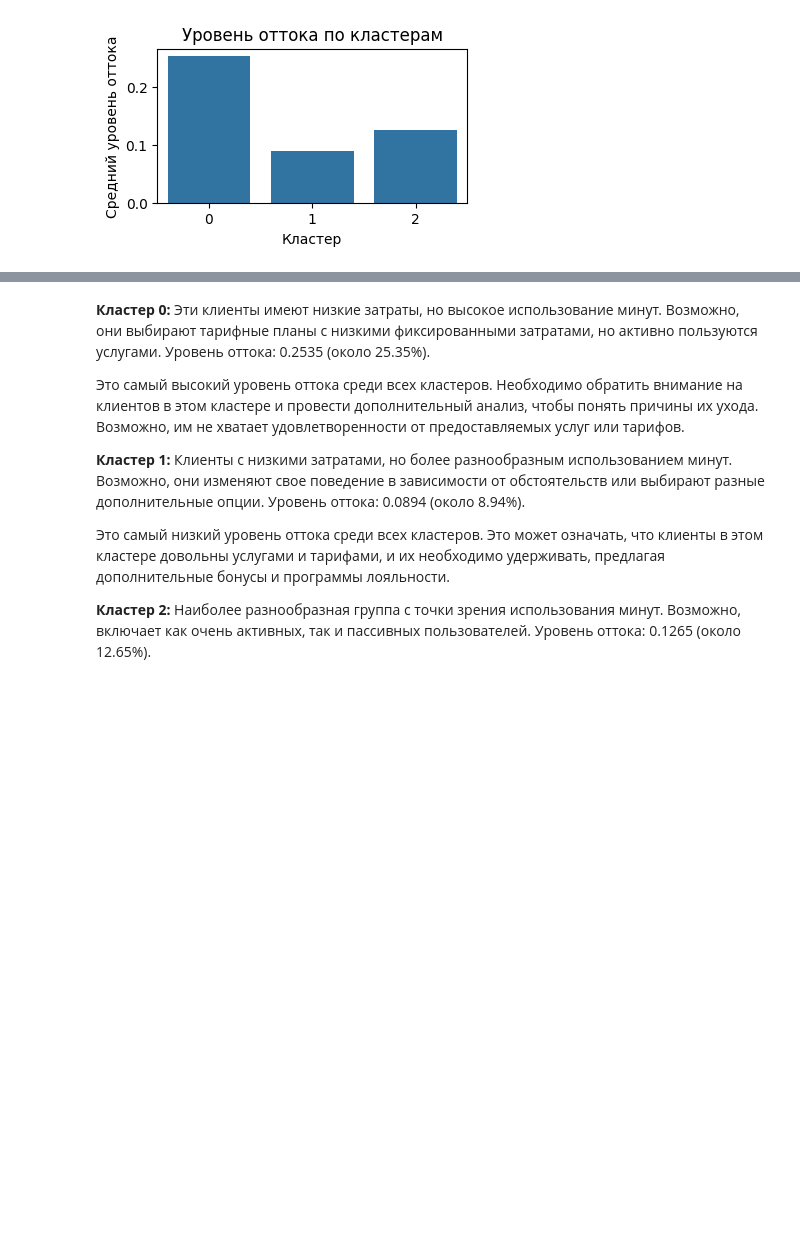
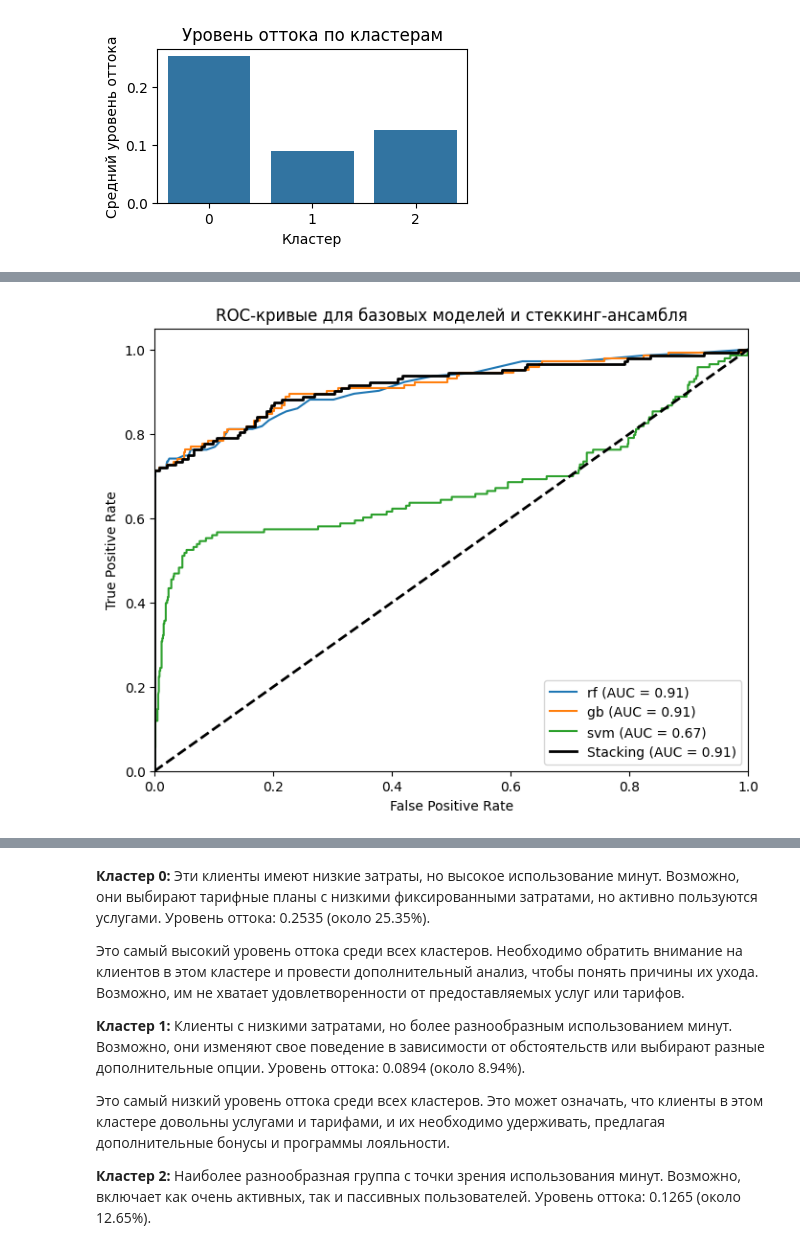
Before and after one commit to annakopeikina/-annakopeikina-gEEKbRAIN_end-of-semestr_project, a Jupyter notebook: hw11.ipynb, the cells around one changed output, grey strips where cells are left out. Drawn from its saved outputs; the diff is of its cells as text; code cells hidden in the pictures; blank space fills up the shorter version.

```diff
--- a/hw11.ipynb
+++ b/hw11.ipynb
@@ -1434,11 +1434,11 @@ y = df_ensembled['Churn']  # Целевая переменная (отток)
 
 X_train, X_test, y_train, y_test = train_test_split(X, y, test_size=0.2, random_state=42)
 
-# Определение базовых моделей
+# Определение базовых моделей с обновлением SVM
 base_learners = [
     ('rf', RandomForestClassifier(n_estimators=100, random_state=42)),
     ('gb', GradientBoostingClassifier(n_estimators=100, random_state=42)),
-    ('svm', SVC(probability=True, random_state=42)),
+    ('svm', SVC(probability=True, random_state=42, kernel='rbf', C=1.0, class_weight='balanced')),
 ]
 
 # Мета-модель
@@ -1477,3 +1477,42 @@ Saving telecom_churn.csv to telecom_churn (5).csv
 
 [5 rows x 23 columns]
 Accuracy ансамбля стеккинга: 0.9505
+# %%
+import matplotlib.pyplot as plt
+from sklearn.metrics import roc_curve, auc
+from sklearn.model_selection import train_test_split
+
+# Разделение данных на обучающую и тестовую выборки
+X_train, X_test, y_train, y_test = train_test_split(X, y, test_size=0.3, random_state=42)
+
+# Обучение стеккинг модели
+stacking_clf.fit(X_train, y_train)
+
+# Построение ROC-кривых
+plt.figure(figsize=(8, 6))
+
+# Визуализация для каждой базовой модели
+for name, model in base_learners:
+    model.fit(X_train, y_train)
+    y_pred_proba = model.predict_proba(X_test)[:, 1]
+    fpr, tpr, _ = roc_curve(y_test, y_pred_proba)
+    roc_auc = auc(fpr, tpr)
+    plt.plot(fpr, tpr, label=f'{name} (AUC = {roc_auc:.2f})')
+
+# Визуализация для стеккинг-модели
+y_pred_proba_stacking = stacking_clf.predict_proba(X_test)[:, 1]
+fpr, tpr, _ = roc_curve(y_test, y_pred_proba_stacking)
+roc_auc_stacking = auc(fpr, tpr)
+plt.plot(fpr, tpr, label=f'Stacking (AUC = {roc_auc_stacking:.2f})', color='black', linewidth=2)
+
+# Оформление графика
+plt.plot([0, 1], [0, 1], 'k--', linewidth=2)
+plt.xlim([0.0, 1.0])
+plt.ylim([0.0, 1.05])
+plt.xlabel('False Positive Rate')
+plt.ylabel('True Positive Rate')
+plt.title('ROC-кривые для базовых моделей и стеккинг-ансамбля')
+plt.legend(loc='lower right')
+plt.show()
+# %% [output]
+[figure, added]
```
Also changed, not shown: parts of 4 cells of this notebook.
